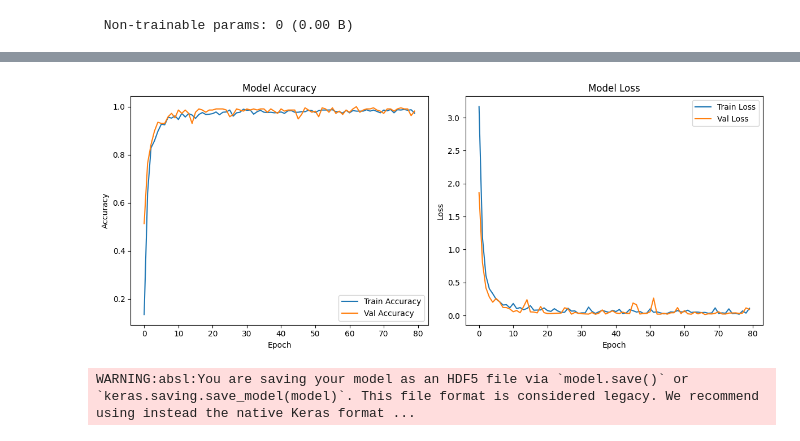
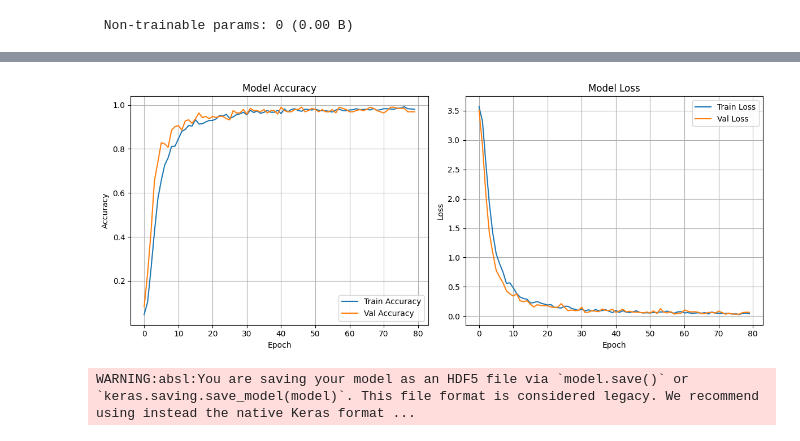
Before and after one commit to rohitrrg/number-plate-detection-and-ocr, a Jupyter notebook: training.ipynb, the cells around one changed output, grey strips where cells are left out. Cells and saved outputs as stored; diff of their text form; code cells hidden in the pictures.

```diff
--- a/training.ipynb
+++ b/training.ipynb
@@ -110,8 +109,9 @@ from tensorflow.keras.layers import Dense, Flatten, MaxPooling2D, Dropout, Conv2
 # %%
 # Define paths
 path = r"C:\Users\rohit\Documents\IIT Guwahati\semester 2\DA526\course_project\datasets\ai_indian_license_plate_recognition_data"
-train_path = path + '/train'
-val_path = path + '/val'
+path_wsl = r"/mnt/c/Users/rohit/Documents/IIT Guwahati/semester 2/DA526/course project/datasets/ai_indian_license_plate_recognition_data"
+train_path = path_wsl + '/train'
+val_path = path_wsl + '/val'
 # %%
 # Data augmentation
 train_datagen = ImageDataGenerator(
@@ -124,7 +124,7 @@ train_datagen = ImageDataGenerator(
 train_generator = train_datagen.flow_from_directory(
     train_path,
     target_size=(28, 28),
-    batch_size=1,
+    batch_size=32,
     class_mode='sparse'
 )
 # %% [output]
@@ -134,7 +134,7 @@ Found 864 images belonging to 36 classes.
 validation_generator = train_datagen.flow_from_directory(
     val_path,
     target_size=(28, 28),
-    batch_size=1,
+    batch_size=32,
     class_mode='sparse'
 )
 # %% [output]
@@ -213,7 +211,6 @@ history = model.fit(
     validation_data=validation_generator,
     validation_steps=validation_steps,
     epochs=80,
-    callbacks=callbacks,
     verbose=1
 )
 # %% [output]
@@ -238,29 +234,31 @@ Epoch 80/80
 # %%
 import matplotlib.pyplot as plt
 
 plt.figure(figsize=(12, 5))
 
 plt.subplot(1, 2, 1)
 plt.plot(history.history['accuracy'], label='Train Accuracy')
 plt.plot(history.history.get('val_accuracy'), label='Val Accuracy')
 plt.title('Model Accuracy')
 plt.ylabel('Accuracy')
 plt.xlabel('Epoch')
+plt.grid()
 plt.legend()
 
 # Plot training & validation loss values
 plt.subplot(1, 2, 2)
 plt.plot(history.history['loss'], label='Train Loss')
 plt.plot(history.history.get('val_loss'), label='Val Loss')
 plt.title('Model Loss')
 plt.ylabel('Loss')
 plt.xlabel('Epoch')
+plt.grid()
 plt.legend()
 
 plt.tight_layout()
 plt.show()
 # %% [output]
-[figure, old version]
+[figure, new version]
 # %%
 model.save("saved_model/license_plate_model.h5")
 # %% [output]
```
Also changed, not shown: parts of 4 cells of this notebook, 4 other files.
